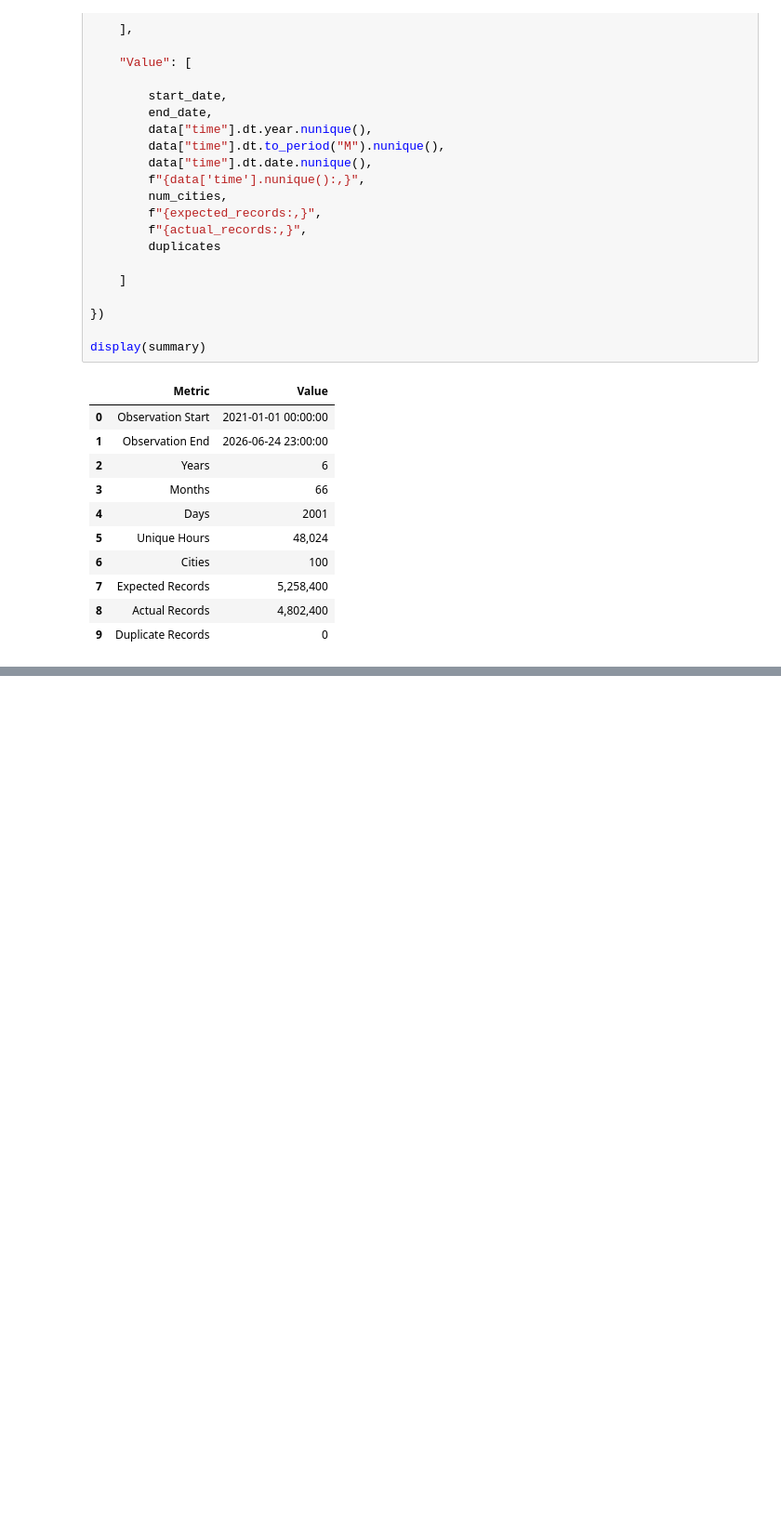
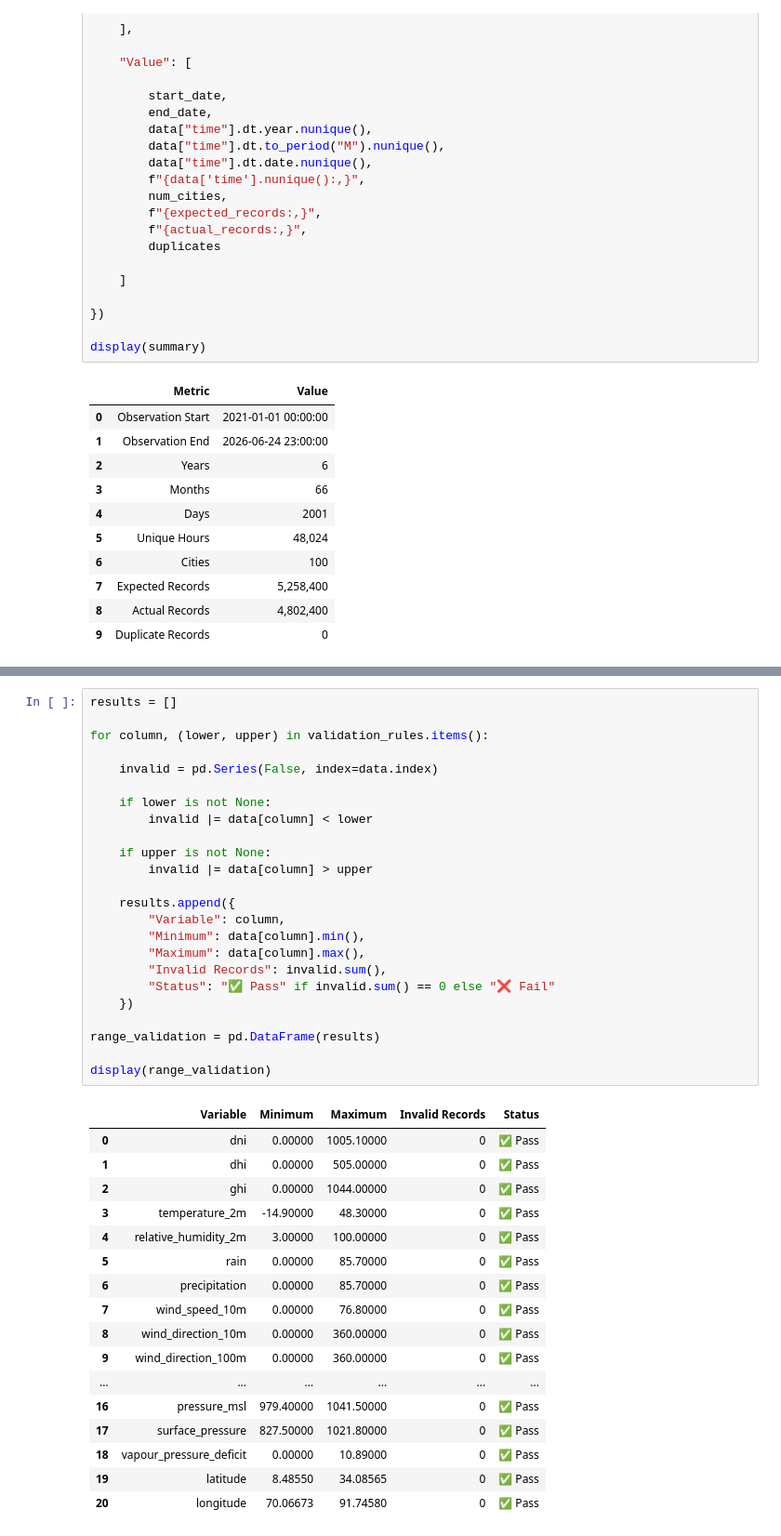
Before and after one commit to Bhushan-Alva/EcoScope, a Jupyter notebook: notebooks/01_data_audit.ipynb, the cells around one changed output, grey strips where cells are left out. Shown at 93% size. Cells and saved outputs as stored; diff of their text form; blank space fills up the shorter version.

```diff
--- a/notebooks/01_data_audit.ipynb
+++ b/notebooks/01_data_audit.ipynb
@@ -373,0 +1030,42 @@ display(summary)
+# %%
+results = []
+
+for column, (lower, upper) in validation_rules.items():
+
+    invalid = pd.Series(False, index=data.index)
+
+    if lower is not None:
+        invalid |= data[column] < lower
+
+    if upper is not None:
+        invalid |= data[column] > upper
+
+    results.append({
+        "Variable": column,
+        "Minimum": data[column].min(),
+        "Maximum": data[column].max(),
+        "Invalid Records": invalid.sum(),
+        "Status": "✅ Pass" if invalid.sum() == 0 else "❌ Fail"
+    })
+
+range_validation = pd.DataFrame(results)
+
+display(range_validation)
+# %% [output]
+|  | Variable | Minimum | Maximum | Invalid Records | Status |
+| 0 | dni | 0.00000 | 1005.10000 | 0 | ✅ Pass |
+| 1 | dhi | 0.00000 | 505.00000 | 0 | ✅ Pass |
+| 2 | ghi | 0.00000 | 1044.00000 | 0 | ✅ Pass |
+| 3 | temperature_2m | -14.90000 | 48.30000 | 0 | ✅ Pass |
+| 4 | relative_humidity_2m | 3.00000 | 100.00000 | 0 | ✅ Pass |
+| 5 | rain | 0.00000 | 85.70000 | 0 | ✅ Pass |
+| 6 | precipitation | 0.00000 | 85.70000 | 0 | ✅ Pass |
+| 7 | wind_speed_10m | 0.00000 | 76.80000 | 0 | ✅ Pass |
+| 8 | wind_direction_10m | 0.00000 | 360.00000 | 0 | ✅ Pass |
+| 9 | wind_direction_100m | 0.00000 | 360.00000 | 0 | ✅ Pass |
+| ... | ... | ... | ... | ... | ... |
+| 16 | pressure_msl | 979.40000 | 1041.50000 | 0 | ✅ Pass |
+| 17 | surface_pressure | 827.50000 | 1021.80000 | 0 | ✅ Pass |
+| 18 | vapour_pressure_deficit | 0.00000 | 10.89000 | 0 | ✅ Pass |
+| 19 | latitude | 8.48550 | 34.08565 | 0 | ✅ Pass |
+| 20 | longitude | 70.06673 | 91.74580 | 0 | ✅ Pass |
```
Also changed, not shown: parts of 80 cells of this notebook.
